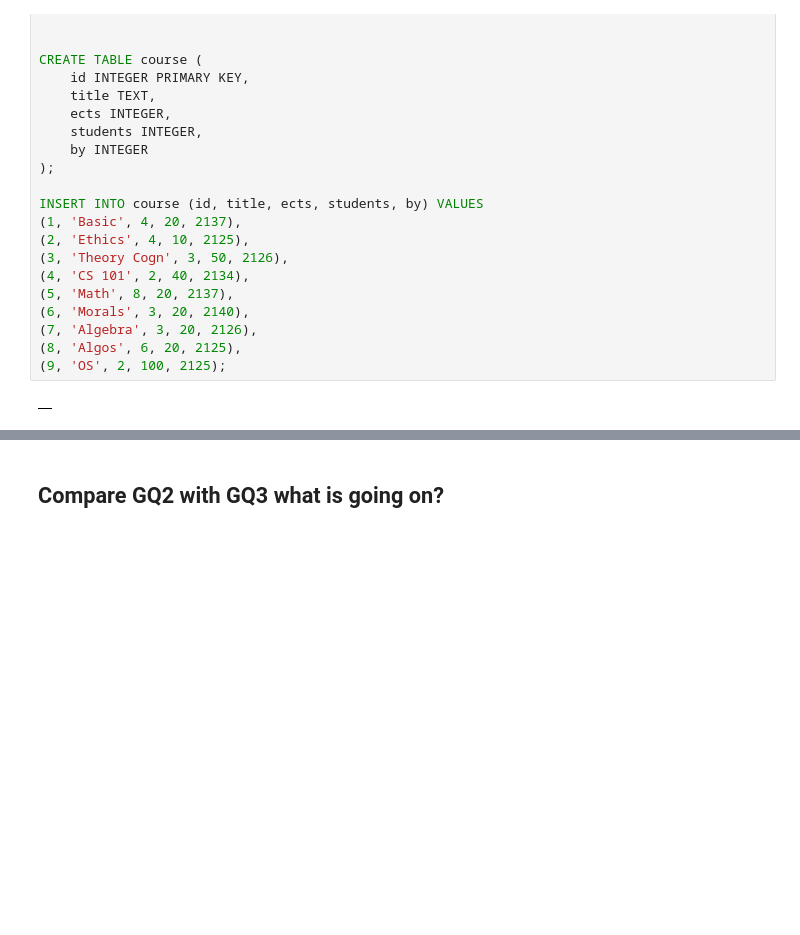
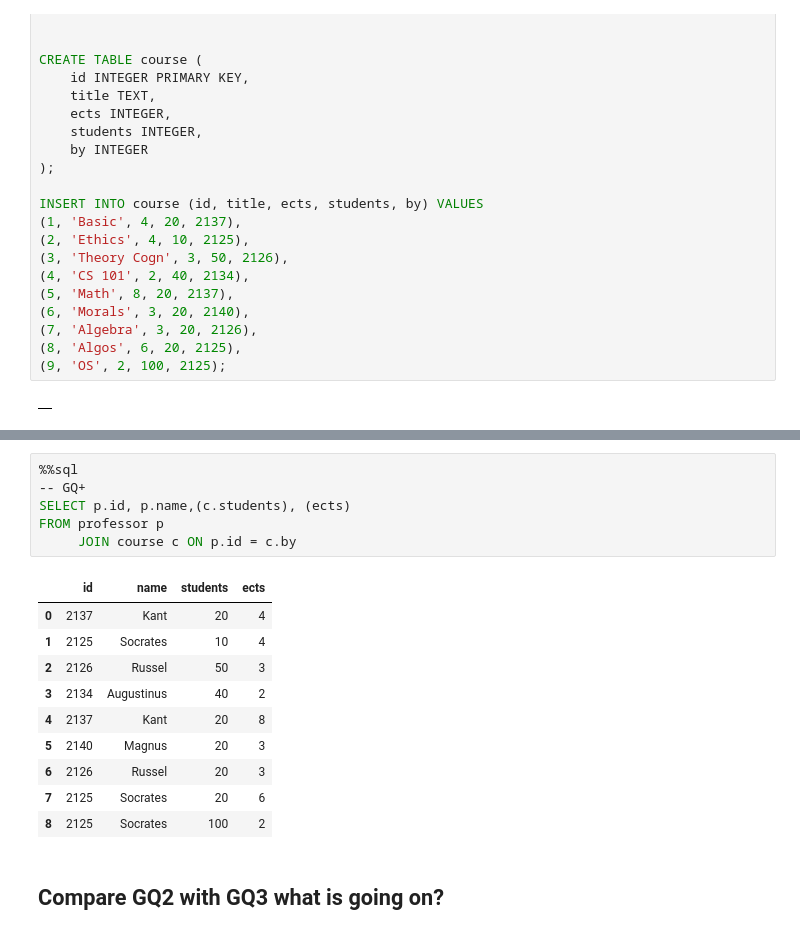
Before and after one commit to UniVR-DH/DBMS-course, a Jupyter notebook: notebooks/lab03-sqlite.ipynb, the cells around one changed output, grey strips where cells are left out. Saved outputs shown, nothing was run; the diff lists cells and outputs as text; blank space fills up the shorter version.

```diff
--- a/notebooks/lab03-sqlite.ipynb
+++ b/notebooks/lab03-sqlite.ipynb
@@ -213,3 +255,20 @@ HAVING AVG(ects) > 2;
+# %%
+%%sql
+-- GQ+
+SELECT p.id, p.name,(c.students), (ects)
+FROM professor p
+     JOIN course c ON p.id = c.by
+# %% [output]
+|  | id | name | students | ects |
+| 0 | 2137 | Kant | 20 | 4 |
+| 1 | 2125 | Socrates | 10 | 4 |
+| 2 | 2126 | Russel | 50 | 3 |
+| 3 | 2134 | Augustinus | 40 | 2 |
+| 4 | 2137 | Kant | 20 | 8 |
+| 5 | 2140 | Magnus | 20 | 3 |
+| 6 | 2126 | Russel | 20 | 3 |
+| 7 | 2125 | Socrates | 20 | 6 |
+| 8 | 2125 | Socrates | 100 | 2 |
 # %% [markdown]
 ## Compare GQ2  with GQ3 what is going on?
 # %%
```
Also changed, not shown: parts of 8 cells of this notebook.
